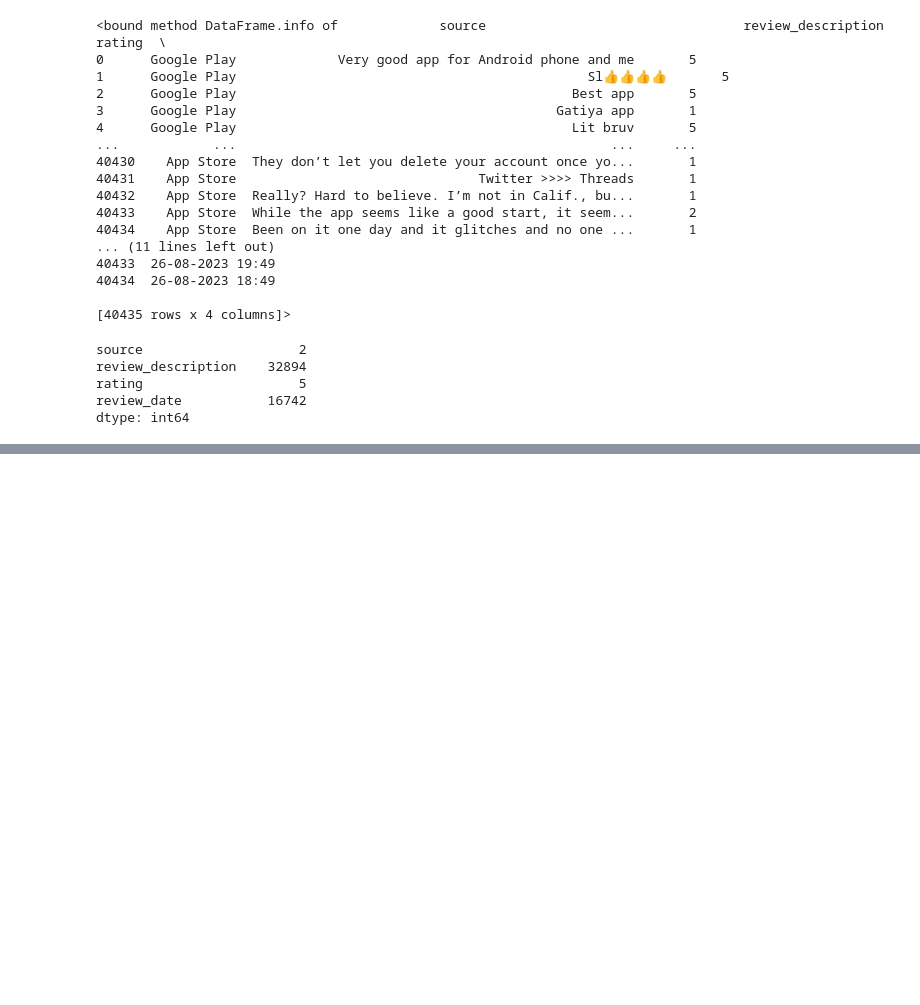
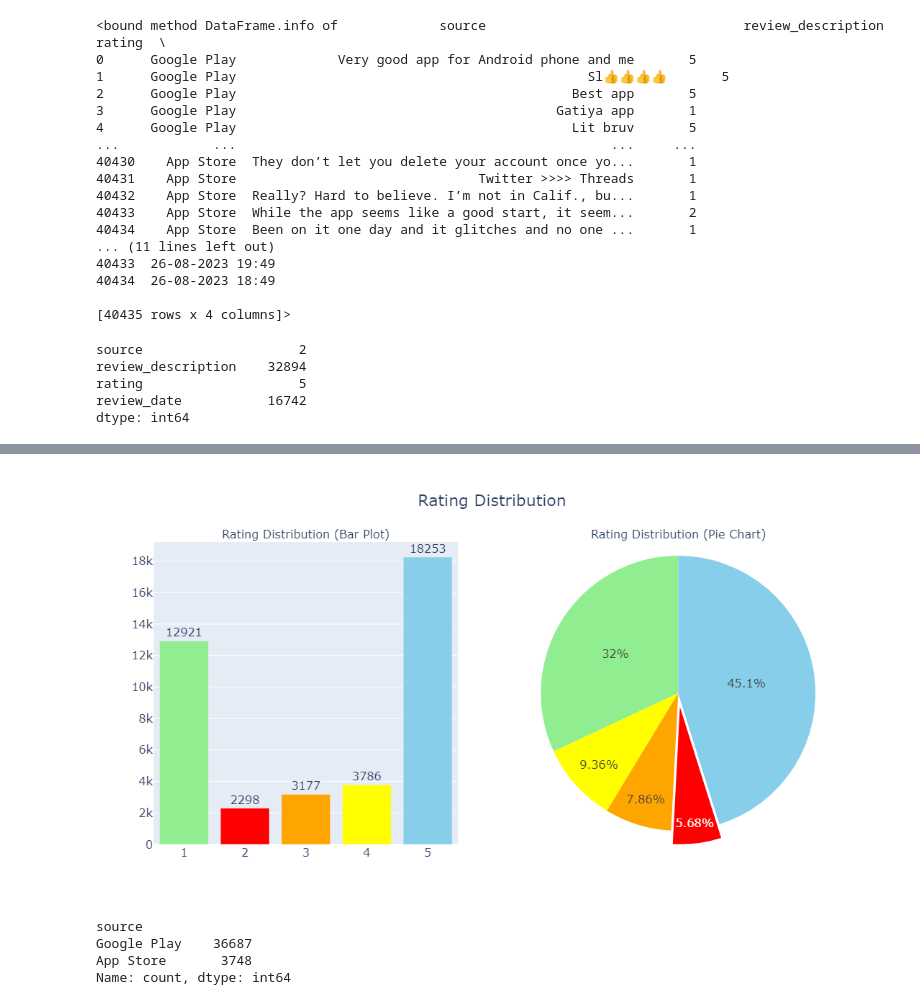
Before and after one commit to Chethan34/App-Review-Sentiment-Analysis, a Jupyter notebook: AppReviewSentiment.ipynb, the cells around one changed output, grey strips where cells are left out. Drawn from its saved outputs; the diff is of its cells as text; code cells hidden in the pictures; blank space fills up the shorter version.

```diff
--- a/AppReviewSentiment.ipynb
+++ b/AppReviewSentiment.ipynb
@@ -97,0 +137,35 @@ Name: count, dtype: int64
+# %%
+#Let's check Overall Rating Distribution:
+
+rating_counts = data['rating'].value_counts()
+
+# Creating subplots: 1 row, 2 columns
+fig = make_subplots(rows=1, cols=2, subplot_titles=('Rating Distribution (Bar Plot)', 'Rating Distribution (Pie Chart)'), specs=[[{"type": "xy"}, {"type": "domain"}]])
+
+# Adding bar plot with text labels
+fig.add_trace(go.Bar(x=rating_counts.index, y=rating_counts.values, marker_color=['skyblue', 'lightgreen', 'yellow', 'orange', 'red'],
+                     text=rating_counts.values, textposition='outside'), row=1, col=1)
+
+# Adding pie chart
+fig.add_trace(go.Pie(labels=rating_counts.index, values=rating_counts.values, marker_colors=['skyblue', 'lightgreen', 'yellow', 'orange', 'red'], pull=[0, 0, 0, 0, 0.1]), row=1, col=2)
+
+#overall layout controller
+fig.update_layout(
+    title='Rating Distribution',
+    title_x=0.5,
+    showlegend=False,
+    width=1200,
+    height=600,
+    font=dict(size=16)
+)
+
+fig.show()
+# %% [output]
+[figure, added]
+# %%
+data['source'].value_counts()
+# %% [output]
+source
+Google Play    36687
+App Store       3748
+Name: count, dtype: int64
```
Also changed, not shown: parts of 11 cells of this notebook.
